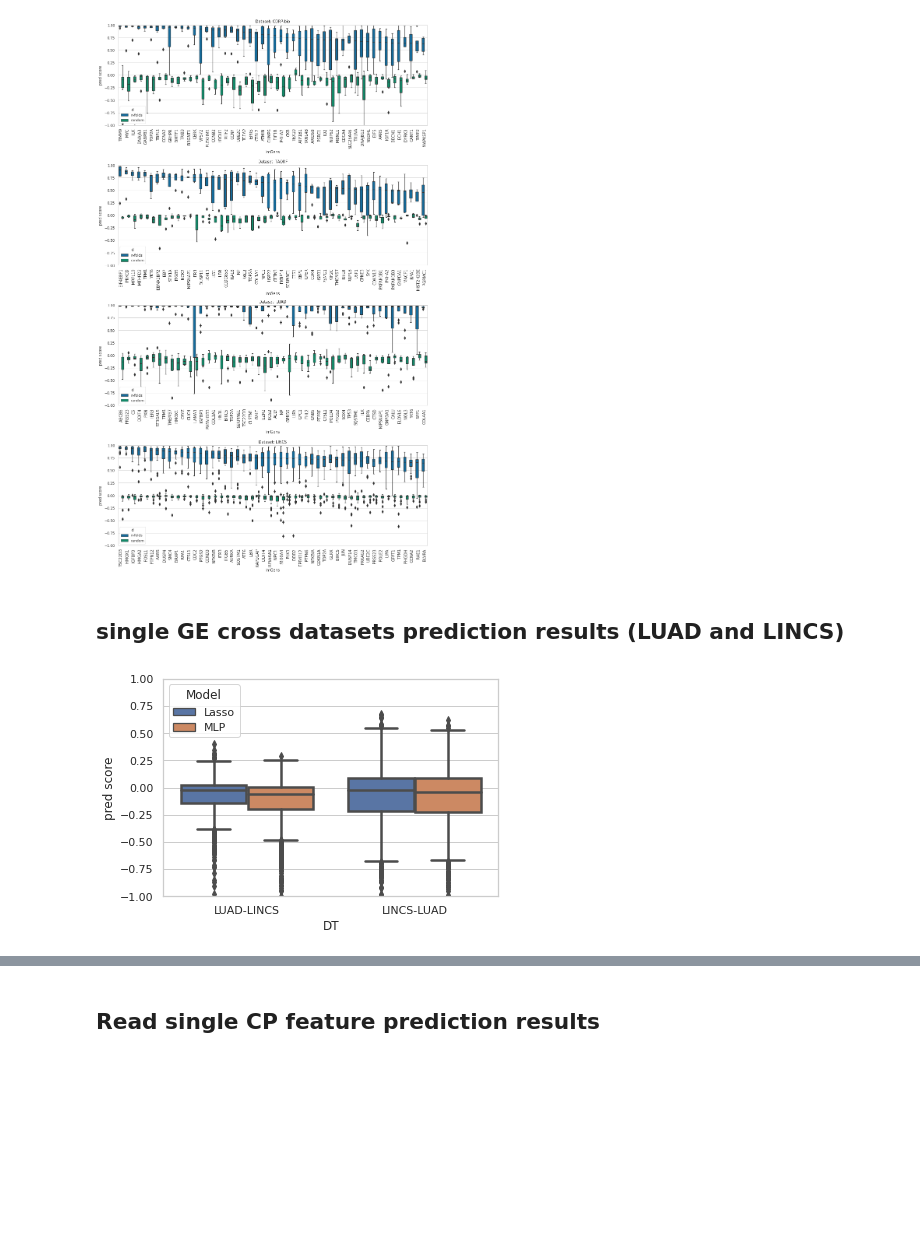
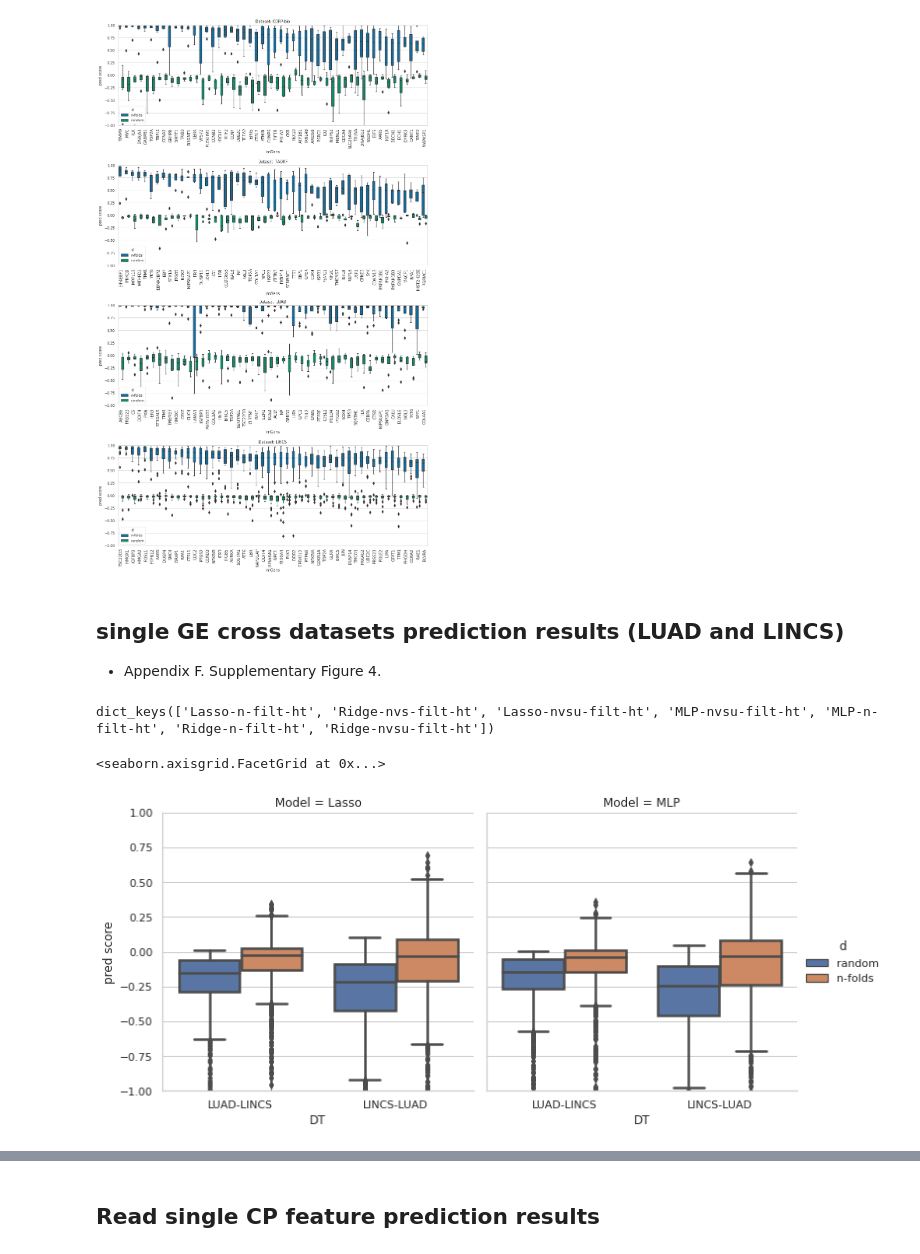
Before and after one commit to carpenter-singh-lab/2022_Haghighi_NatureMethods, a Jupyter notebook: generate_paper_figs.ipynb, the cells around one changed output, grey strips where cells are left out. Cells and saved outputs as stored; diff of their text form; code cells hidden in the pictures; blank space fills up the shorter version.

```diff
--- a/generate_paper_figs.ipynb
+++ b/generate_paper_figs.ipynb
@@ -371,21 +518,37 @@ fig.tight_layout()
 [figure]
 # %% [markdown]
 ## single GE cross datasets prediction results (LUAD and LINCS)
+- Appendix F. Supplementary Figure 4.
+# %%
+filename=results_dir+'/SingleGenePred/scores_cross_dts_LU_LI.xlsx'
+saved_scores=pd.read_excel(filename, sheet_name=None)
+saved_scores.keys()
+# saved_scores
+# %% [output]
+dict_keys(['Lasso-n-filt-ht', 'Ridge-nvs-filt-ht', 'Lasso-nvsu-filt-ht', 'MLP-nvsu-filt-ht', 'MLP-n-filt-ht', 'Ridge-n-filt-ht', 'Ridge-nvsu-filt-ht'])
 # %%
-filename=results_dir+'/SingleGenePred/scores_cross_dts.xlsx'
+filename=results_dir+'/SingleGenePred/scores_cross_dts_LU_LI.xlsx'
 saved_scores=pd.read_excel(filename, sheet_name=None)
 saved_scores.keys()
 
-scores_l=saved_scores['Lasso-n-filt-ht']
+DataPredResults.loc[DataPredResults['d']=='random','Model']=DataPredResults[DataPredResults['d']=='random']['Model']+'-'+DataPredResults[DataPredResults['d']=='random']['d']
+
+scores_l=saved_scores['Lasso-nvsu-filt-ht']
 scores_l['Model']='Lasso'
 
-scores_m=saved_scores['MLP-n-filt-ht']
+scores_r=saved_scores['Ridge-nvs-filt-ht']
+scores_r['Model']='Ridge'
+
+scores_m=saved_scores['MLP-nvsu-filt-ht']
 scores_m['Model']='MLP'
 
+# scores=pd.concat([scores_l,scores_r,scores_m])
 scores=pd.concat([scores_l,scores_m])
 
-ax = sns.boxplot(x="DT", y="pred score", hue="Model",
+ax = sns.catplot(x="DT", y="pred score", hue="d",col="Model",kind="box",hue_order=['random','n-folds'],
                  data=scores, linewidth=2.5)
-ax.set_ylim(-1,1);
+# ax.set_ylim(-1,1);
+ax.set(ylim=(-1, 1))
 # %% [output]
+<seaborn.axisgrid.FacetGrid at 0x...>
-[figure, old version]
+[figure, new version]
```
Also changed, not shown: parts of 77 cells of this notebook, 12 other files.
